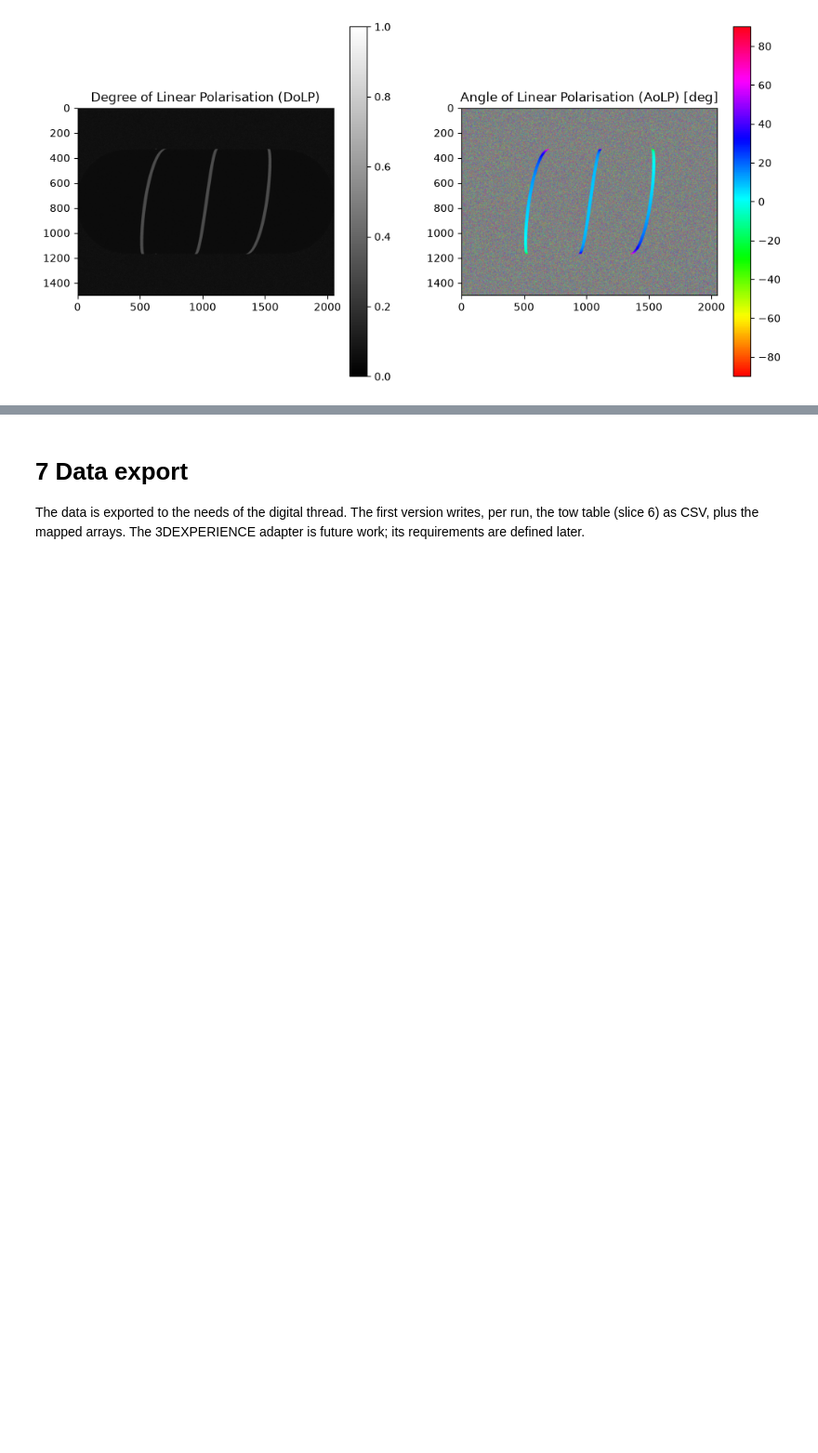
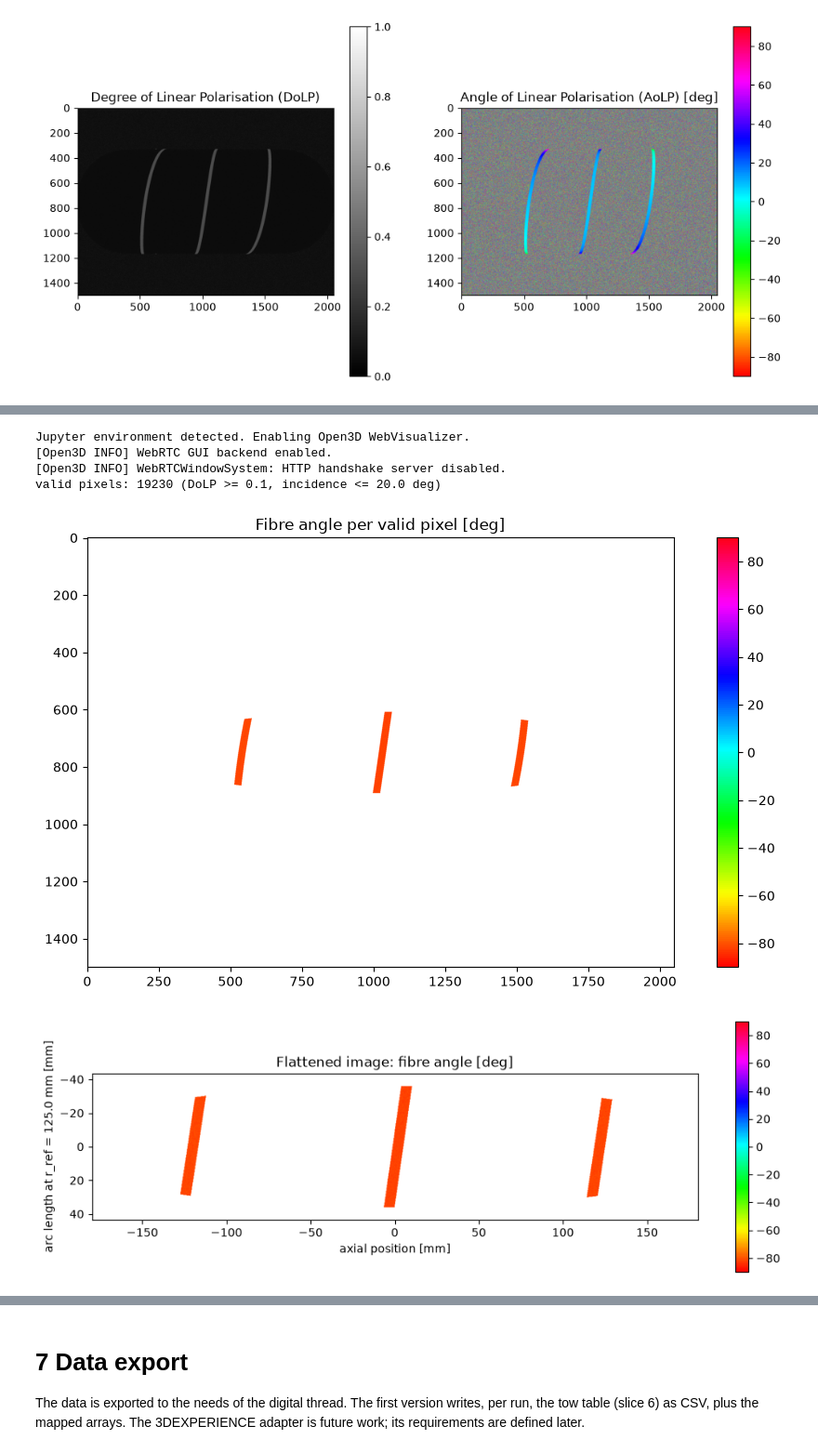
Before and after one commit to chrismimra/filamentwinding_digitalthread, a Jupyter notebook: notebooks/01_DigitalThreadNotebook.ipynb, the cells around one changed output, grey strips where cells are left out. Shown at 93% size. Saved outputs shown, nothing was run; the diff lists cells and outputs as text; code cells hidden in the pictures; blank space fills up the shorter version.

```diff
--- a/notebooks/01_DigitalThreadNotebook.ipynb
+++ b/notebooks/01_DigitalThreadNotebook.ipynb
@@ -397,3 +517,47 @@ def polariser_intensity(s0, dolp, aolp_deg, polariser_deg):
+# %%
+# Map the selected frame: run geometry (production code, once per run, cached), then fibre angles.
+
+from digital_thread import geometry
+
+cal = dataset.read_calibration(run.calibration_folder)
+geometry_folder = save_location.parent / "synthetic_cylinder_geometry"
+if (geometry_folder / dataset.GEOMETRY_FILE).exists():
+    geo = dataset.read_geometry(geometry_folder)
+else:
+    geo = geometry.compute(cal)
+    os.makedirs(geometry_folder, exist_ok=True)
+    dataset.write_geometry(geometry_folder, geo)
+
+fibre = fibre_angles(maps, geo, cal, run.processing)
+dataset.write_fibre(save_location, frame_name, fibre)
+print(f"valid pixels: {np.isfinite(fibre).sum()} (DoLP >= {run.processing.dolp_threshold}, "
+      f"incidence <= {run.processing.incidence_limit_deg} deg)")
+
+plt.figure(figsize=(12, 6))
+plt.imshow(fibre, cmap='hsv', vmin=-90, vmax=90)
+plt.title('Fibre angle per valid pixel [deg]')
+plt.colorbar()
+plt.show()
+
+# Flattened image (axial position x arc length, 0.1 mm per cell) of the fibre angle.
+flat = flatten(fibre, geo)
+extent = [geo.flat_origin[0], geo.flat_origin[0] + geo.flat_spacing * flat.shape[1],
+          geo.flat_origin[1] + geo.flat_spacing * flat.shape[0], geo.flat_origin[1]]
+plt.figure(figsize=(12, 4))
+plt.imshow(flat, cmap='hsv', vmin=-90, vmax=90, extent=extent)
+plt.xlabel('axial position [mm]')
+plt.ylabel(f'arc length at r_ref = {geo.r_ref:.1f} mm [mm]')
+plt.title('Flattened image: fibre angle [deg]')
+plt.colorbar()
+plt.show()
+plt.imsave(save_location / "flattened_fibre.png", flat, cmap='hsv', vmin=-90, vmax=90)
+# %% [output]
+Jupyter environment detected. Enabling Open3D WebVisualizer.
+[Open3D INFO] WebRTC GUI backend enabled.
+[Open3D INFO] WebRTCWindowSystem: HTTP handshake server disabled.
+valid pixels: 19230 (DoLP >= 0.1, incidence <= 20.0 deg)
+[figure, added]
+[figure, added]
 # %% [markdown]
 # 6 Tow matching
 
```
Also changed, not shown: parts of 7 cells of this notebook, 14 other files.
